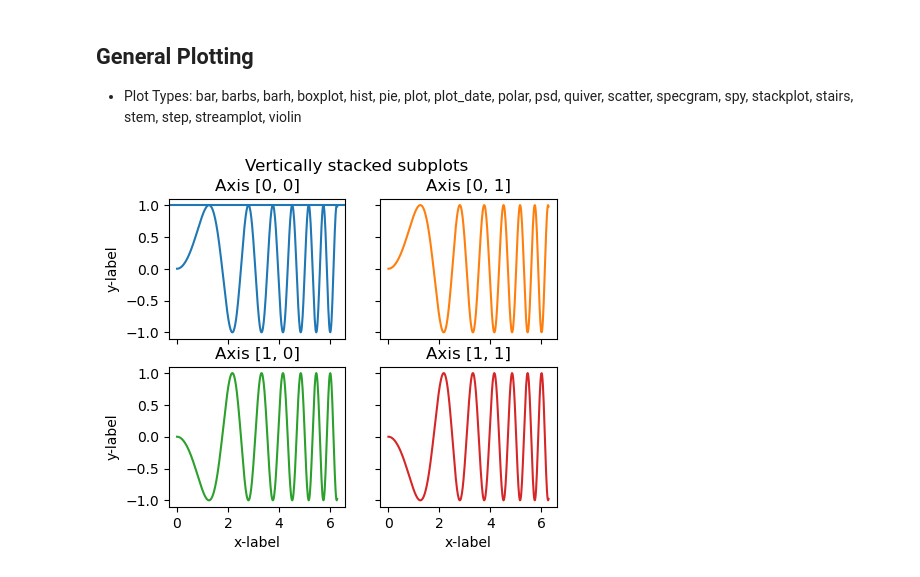
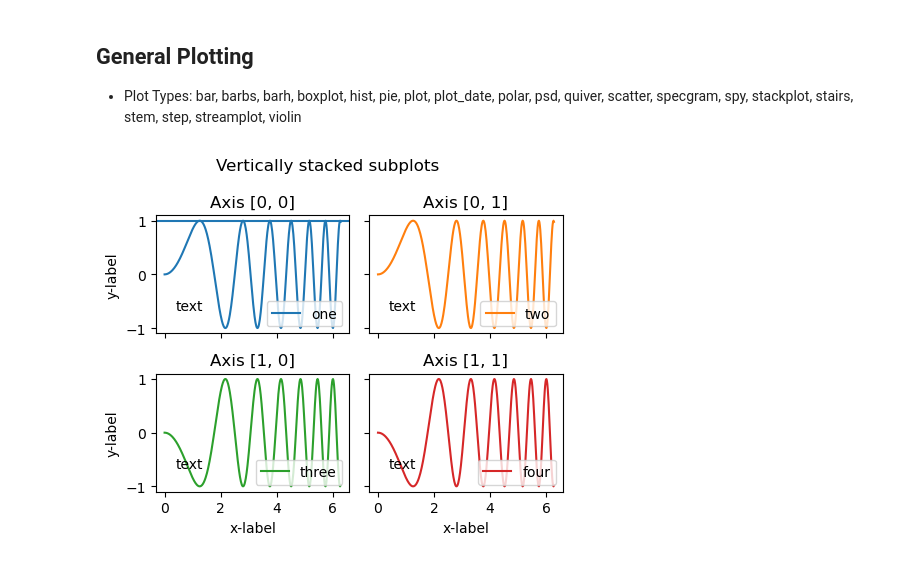
Before and after one commit to anitacheung/dataanalytics, a Jupyter notebook: matplotlib.ipynb, the cells around one changed output. Drawn from its saved outputs; the diff is of its cells as text; code cells hidden in the pictures.

Commit message:
update graph types and accuracy of info

```diff
--- a/matplotlib.ipynb
+++ b/matplotlib.ipynb
@@ -11,32 +11,50 @@ import matplotlib.pyplot as plt
 # %%
 import numpy as np
 
 # Sample Data
 x = np.linspace(0, 2 * np.pi, 400)
 y = np.sin(x ** 2)
 
 # Execution
 fig, axs = plt.subplots(2, 2, figsize=(5, 4), sharex=True, sharey=False)
-fig.suptitle('Vertically stacked subplots')
-axs[0, 0].plot(x, y)
+
+axs[0, 0].plot(x, y, label='one')
 axs[0, 0].set_title('Axis [0, 0]')
-axs[0, 1].plot(x, y, 'tab:orange')
+axs[0, 1].plot(x, y, 'tab:orange', label='two')
 axs[0, 1].set_title('Axis [0, 1]')
-axs[1, 0].plot(x, -y, 'tab:green')
+axs[1, 0].plot(x, -y, 'tab:green', label='three')
 axs[1, 0].set_title('Axis [1, 0]')
-axs[1, 1].plot(x, -y, 'tab:red')
+axs[1, 1].plot(x, -y, 'tab:red', label='four')
 axs[1, 1].set_title('Axis [1, 1]')
 
 for ax in axs.flat:
+    # Option 1
     ax.set(xlabel='x-label', ylabel='y-label')
+
+    # Option 2
+    ax.set_xlabel('x-label')
+    ax.set_ylabel('y-label')
 
 # Hide x labels and tick labels for top plots and y ticks for right plots.
 for ax in axs.flat:
     ax.label_outer()
 
+# Set legend
+for ax in axs.flat:
+    ax.legend(loc='lower right')
+
+# Add text
+for ax in axs.flat:
+    ax.text(0.1, 0.2, 'text', transform=ax.transAxes)
+
 # Horizontal and Vertical Lines
 axs[0,0].axhline(y=1)
+
+# Formatting
+fig.suptitle('Vertically stacked subplots')
+fig.tight_layout()
+
 plt.show()
 print()
 # %% [output]
-[figure, old version]
+[figure, new version]
```
Also changed, not shown: 1 other file.
